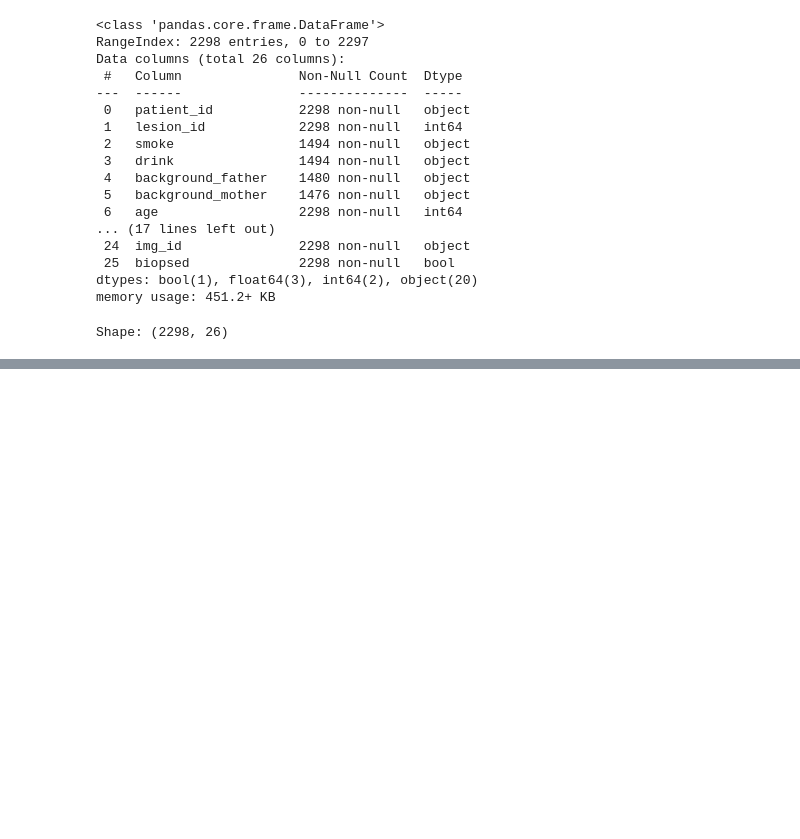
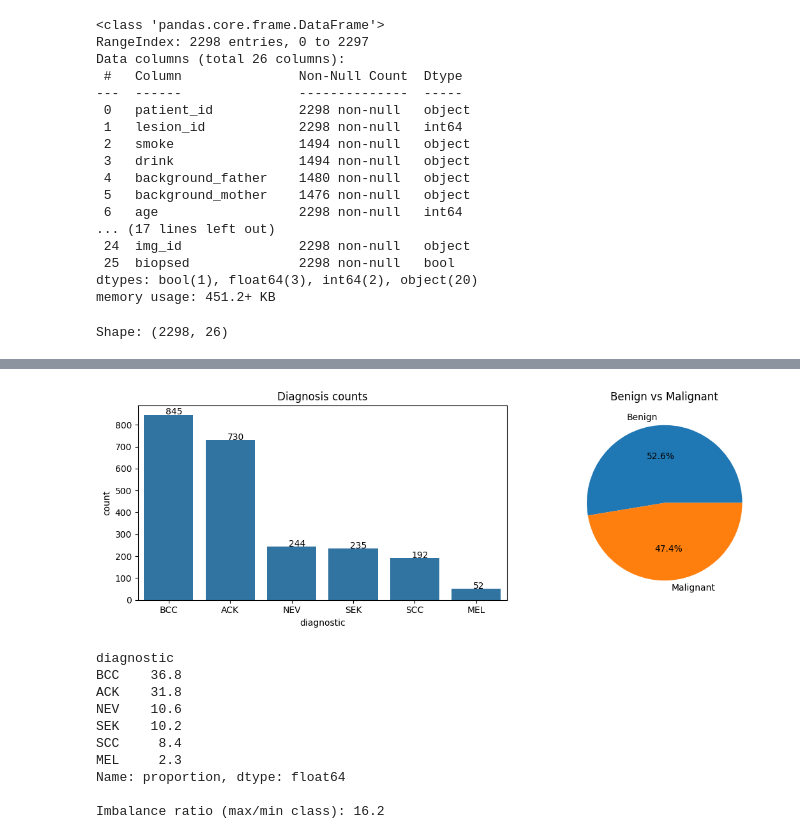
Before and after one commit to Krishnendu-PV/PG-Group-3---Multimodal-Skin-Lesion-Classification-Skin-Cancer-Detection-, a Jupyter notebook: src-code/EDA.ipynb, the cells around one changed output, grey strips where cells are left out. Cells and saved outputs as stored; diff of their text form; code cells hidden in the pictures; blank space fills up the shorter version.

Commit message:
Data Cleaning and Data Exploration

```diff
--- a/src-code/EDA.ipynb
+++ b/src-code/EDA.ipynb
@@ -85,0 +217,10 @@ pd.DataFrame({})
+# %%
+# Missingness  clinical-survey fields only collected for biopsied lesions
+clinical_cols = ["smoke", "drink", "background_father", "background_mother", "pesticide",
+                 "gender", "skin_cancer_history", "cancer_history", "has_piped_water",
+                 "has_sewage_system", "fitzpatrick", "diameter_1", "diameter_2"]
+df["n_clinical_missing"] = df[clinical_cols].isna().sum(axis=1)
+print(pd.crosstab(df["biopsed"], df["n_clinical_missing"] >= 8,
+                  rownames=["biopsed"], colnames=["≥8 clinical fields missing"]))
+print("\nMissing % of clinical fields by diagnosis:")
+print((df.groupby("diagnostic")[clinical_cols].apply(lambda g: g.isna().mean()) * 100).round(0))
@@ -85,0 +285,27 @@ pd.DataFrame({})
+# %%
+#Target distribution
+fig, ax = plt.subplots(1, 2, figsize=(12, 4))
+order = df["diagnostic"].value_counts().index
+sns.countplot(data=df, x="diagnostic", order=order, ax=ax[0])
+for p in ax[0].patches:
+    ax[0].annotate(int(p.get_height()), (p.get_x() + .35, p.get_height() + 1))
+ax[0].set_title("Diagnosis counts")
+df["diag_group"].value_counts().plot.pie(autopct="%1.1f%%", ax=ax[1], ylabel="")
+ax[1].set_title("Benign vs Malignant")
+plt.tight_layout(); plt.show()
+
+print((df["diagnostic"].value_counts(normalize=True) * 100).round(1))
+print("\nImbalance ratio (max/min class):",
+      round(df["diagnostic"].value_counts().max() / df["diagnostic"].value_counts().min(), 1))
+# %% [output]
+[figure, added]
+diagnostic
+BCC    36.8
+ACK    31.8
+NEV    10.6
+SEK    10.2
+SCC     8.4
+MEL     2.3
+Name: proportion, dtype: float64
+
+Imbalance ratio (max/min class): 16.2
```
Also changed, not shown: parts of 11 cells of this notebook.
